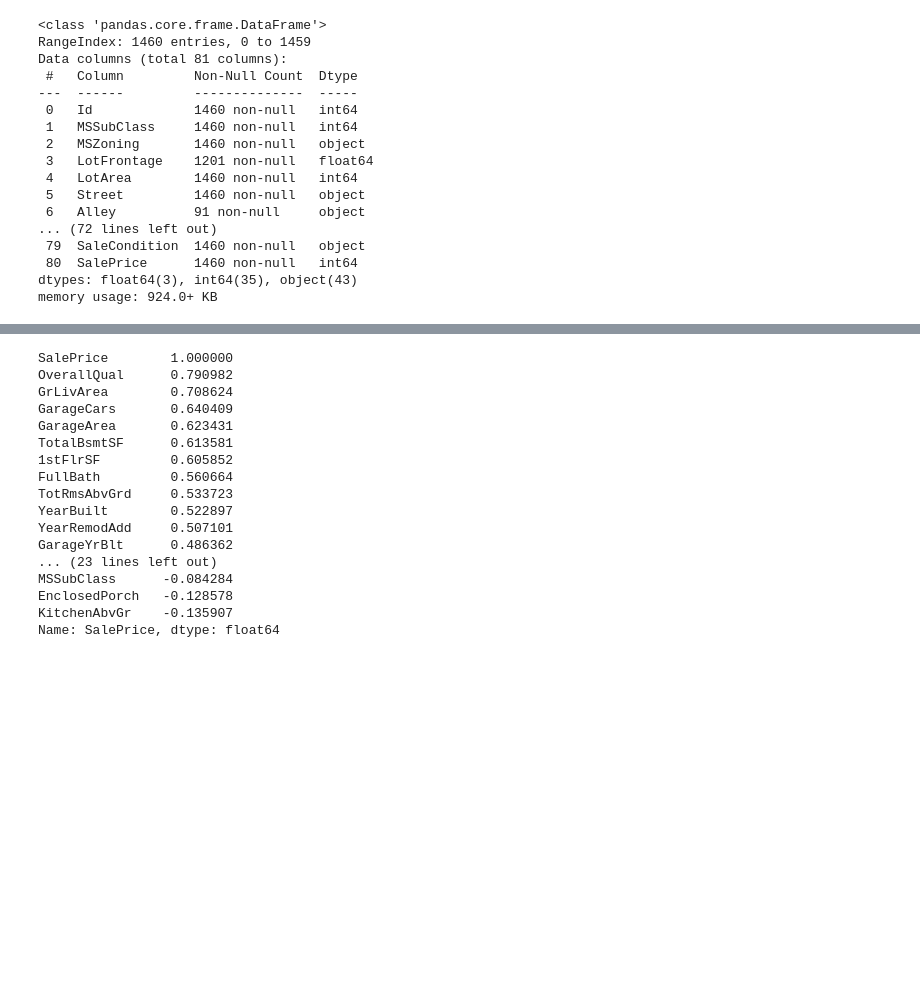
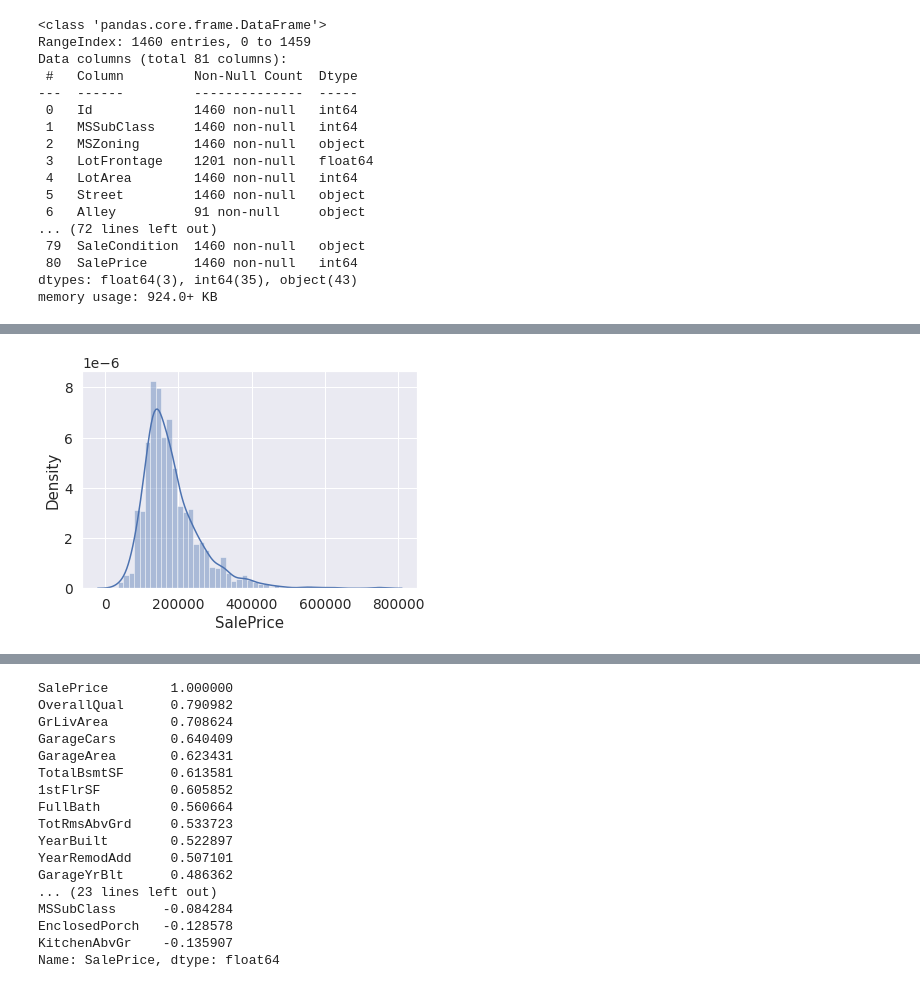
Before and after one commit to nakedtatsuya/kaggle, a Jupyter notebook: house_prices/main.ipynb, the cells around one changed output, grey strips where cells are left out. Saved outputs shown, nothing was run; the diff lists cells and outputs as text; code cells hidden in the pictures; blank space fills up the shorter version.

```diff
--- a/house_prices/main.ipynb
+++ b/house_prices/main.ipynb
@@ -63,3 +76,7 @@ memory usage: 924.0+ KB
 #   for col in dataset.columns:
 #     if dataset[col].isnull().sum() > 1000:
 #       print(col, dataset[col].isnull().sum())
+# %%
+sns.distplot(train_all['SalePrice']);
+# %% [output]
+[figure, added]
```
Also changed, not shown: parts of 10 cells of this notebook, 1 other file.
